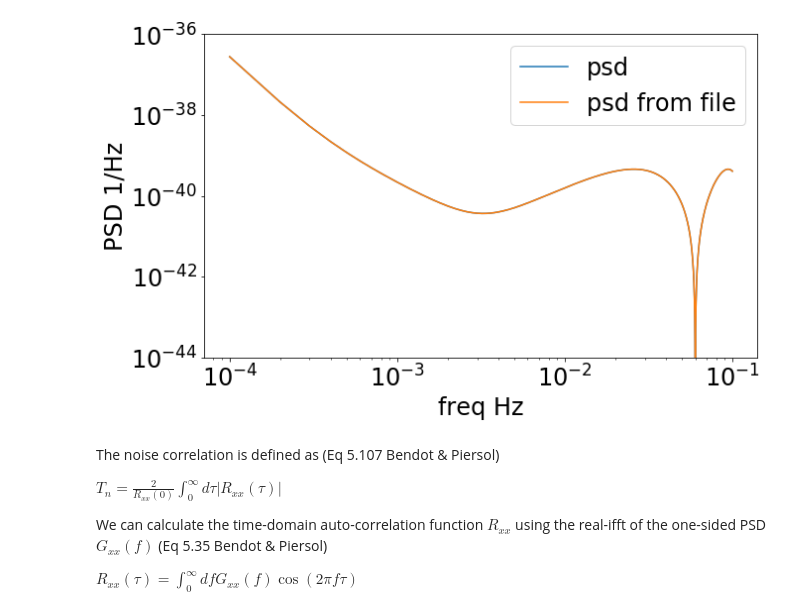
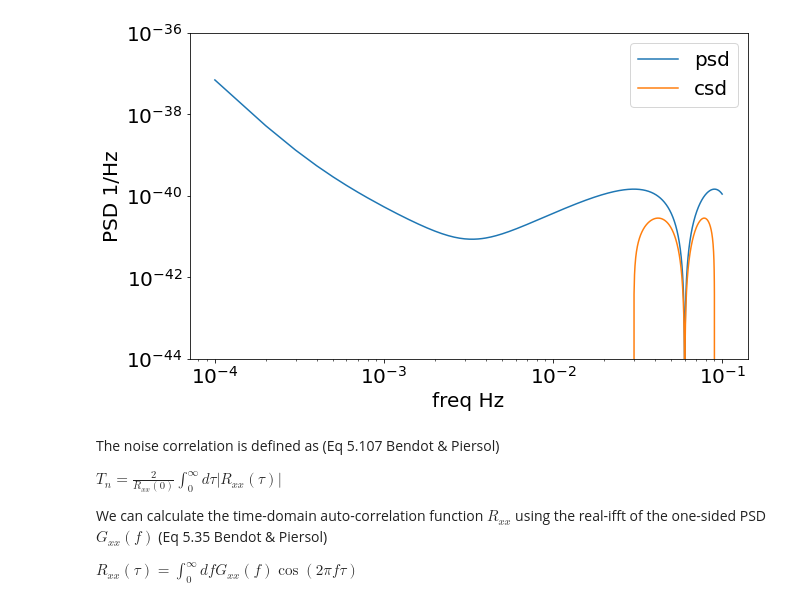
Before and after one commit to sharanbngr/blip, a Jupyter notebook: Notebooks/noise_cov/noise_corr_duration.ipynb, the cells around one changed output. Drawn from its saved outputs; the diff is of its cells as text; code cells hidden in the pictures.

```diff
--- a/Notebooks/noise_cov/noise_corr_duration.ipynb
+++ b/Notebooks/noise_cov/noise_corr_duration.ipynb
@@ -1,35 +1,51 @@
 # %%
-from __future__ import division
 import numpy as np
 import matplotlib
 matplotlib.rcParams['figure.figsize'] = (10,6)
-matplotlib.rcParams.update({'font.size': 24})
+matplotlib.rcParams.update({'font.size': 20})
 import matplotlib.pyplot as plt
 from scipy.signal import butter, sosfiltfilt, welch, tukey
 # %%
 def psd_noise(freqs, plot=0):
 
-    data = np.loadtxt('lisa_psd.txt')
-    f_req, psd_req = data[:, 0], data[:, 1]
+    Np, Na = 9e-42, 3.6e-49
 
-    psd = np.interp(freqs, f_req, np.log10(psd_req))
-    psd = 10**psd
+
+    Sp = Np*(1 + (2e-3/freqs)**4)
+    Sa = Na*(1 + 16e-8/freqs**2)*(1 + (freqs/8e-3)**4)*(1.0/(2*np.pi*freqs)**4)
+
+    fstar = 3e8/(2 * np.pi * 2.5e9)
+    f0 = freqs/(2*fstar)
+
+
+    psd_mich  = 4.0 * (2.0 * Sa * (1.0 + (np.cos(2*f0))**2)  + Sp)
+    csd_mich  =  (-2 * Sp - 8 * Sa) * np.cos(2*f0)
+
+    # psd for xyz channels
+    psd = 4 * np.sin(2*f0)**2 * psd_mich
+    csd = 4 * np.sin(2*f0)**2 * csd_mich
+
+    #data = np.loadtxt('lisa_psd.txt')
+    #f_req, psd_req, csd_req = data[0, :], data[1, :], data[2, :]
+
+    #psd = np.interp(freqs, f_req, np.log10(psd_req))
+    #psd = 10**psd
 
 
     if plot:
         plt.loglog(freqs, psd, label='psd')
-        plt.loglog(f_req, psd_req, label='psd from file')
+        plt.loglog(freqs, csd, label='csd')
         plt.legend()
         plt.xlabel('freq Hz')
         plt.ylim([1e-44, 1e-36])
         plt.ylabel('PSD 1/Hz')
     else:
         return psd
 
 ## --------------------------------
 psd_noise(freqs=np.arange(1e-4, 1e-1, 1e-4), plot=1)
 # %% [output]
-[figure, old version]
+[figure, new version]
 # %% [markdown]
 The noise correlation is defined as (Eq 5.107 Bendot & Piersol)
 
```
Also changed, not shown: parts of 9 cells of this notebook, 2 other files.
